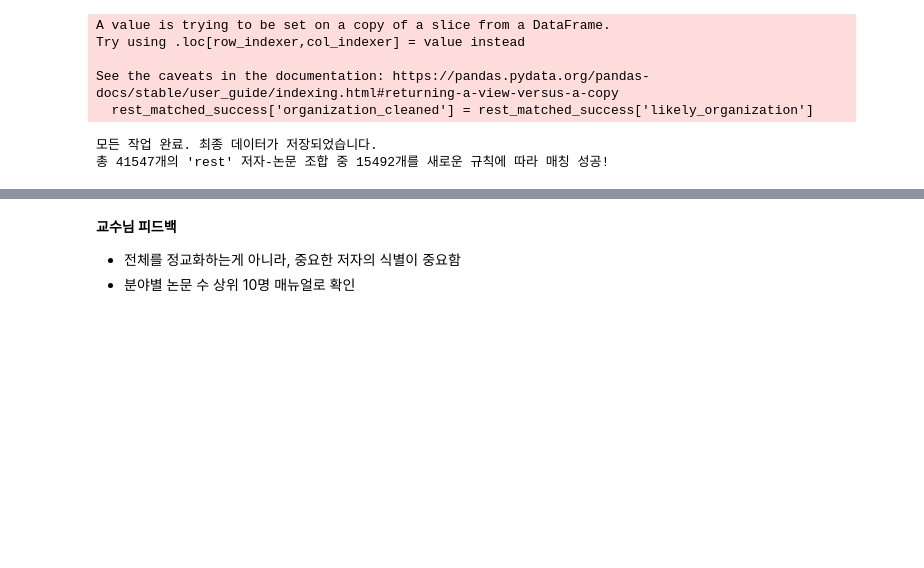
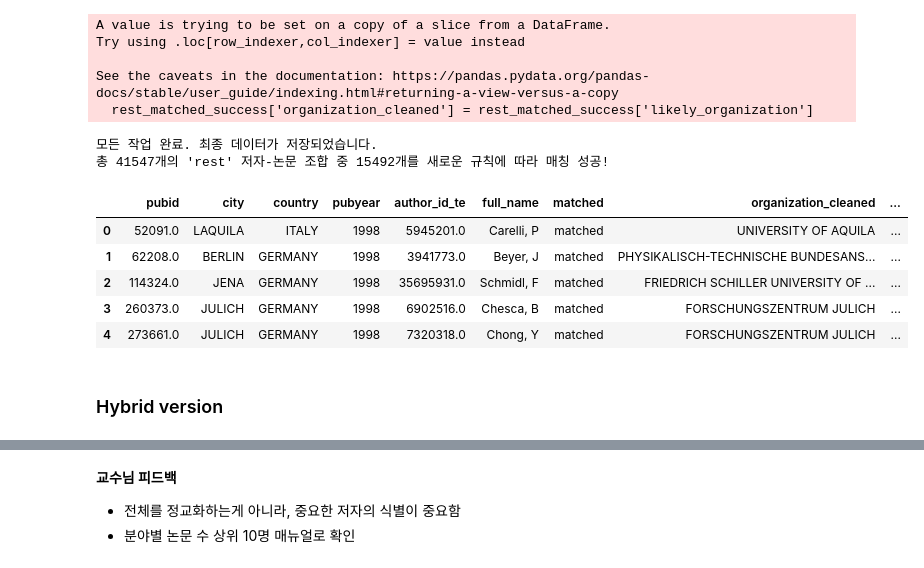
Before and after one commit to awekim/QuantTechEU, a Jupyter notebook: QuanTech2/QuanTech_DataCleaning_Author.ipynb, the cells around one changed output, grey strips where cells are left out. Drawn from its saved outputs; the diff is of its cells as text; code cells hidden in the pictures; blank space fills up the shorter version.

Commit message:
update author cleansing

```diff
--- a/QuanTech2/QuanTech_DataCleaning_Author.ipynb
+++ b/QuanTech2/QuanTech_DataCleaning_Author.ipynb
@@ -294,7 +10,7 @@ print(df_final.head())
 import pandas as pd
 import numpy as np
 
-dir = 'D:/GD_awekimm/[YU]/[Project]/[Quantum]/Quantum_2nd/04_Analysis/QuanTech_R2/R file/'
+dir = 'H:/GD_awekimm/[YU]/[Project]/[Quantum]/Quantum_2nd/04_Analysis/QuanTech_R2/R file/'
 
 # 1, 2, 3단계는 이전과 완전히 동일합니다.
 # 1. 데이터 로딩 및 전처리
@@ -418,3 +134,14 @@ See the caveats in the documentation: https://pandas.pydata.org/pandas-docs/stab
   rest_matched_success['organization_cleaned'] = rest_matched_success['likely_organization']
 모든 작업 완료. 최종 데이터가 저장되었습니다.
 총 41547개의 'rest' 저자-논문 조합 중 15492개를 새로운 규칙에 따라 매칭 성공!
+# %%
+final_combined.head()
+# %% [output]
+|  | pubid | city | country | pubyear | author_id_te | full_name | matched | organization_cleaned | ... |
+| 0 | 52091.0 | LAQUILA | ITALY | 1998 | 5945201.0 | Carelli, P | matched | UNIVERSITY OF AQUILA | ... |
+| 1 | 62208.0 | BERLIN | GERMANY | 1998 | 3941773.0 | Beyer, J | matched | PHYSIKALISCH-TECHNISCHE BUNDESANS... | ... |
+| 2 | 114324.0 | JENA | GERMANY | 1998 | 35695931.0 | Schmidl, F | matched | FRIEDRICH SCHILLER UNIVERSITY OF ... | ... |
+| 3 | 260373.0 | JULICH | GERMANY | 1998 | 6902516.0 | Chesca, B | matched | FORSCHUNGSZENTRUM JULICH | ... |
+| 4 | 273661.0 | JULICH | GERMANY | 1998 | 7320318.0 | Chong, Y | matched | FORSCHUNGSZENTRUM JULICH | ... |
+# %% [markdown]
+### Hybrid version
```
Also changed, not shown: parts of 7 cells of this notebook.
